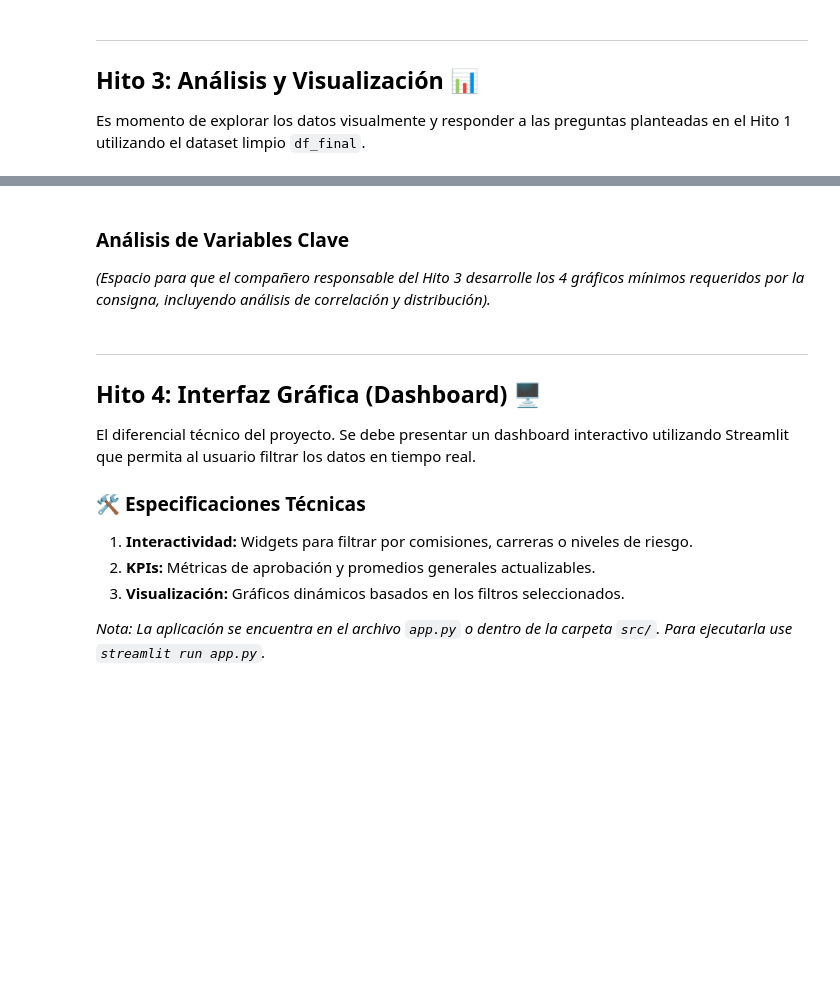
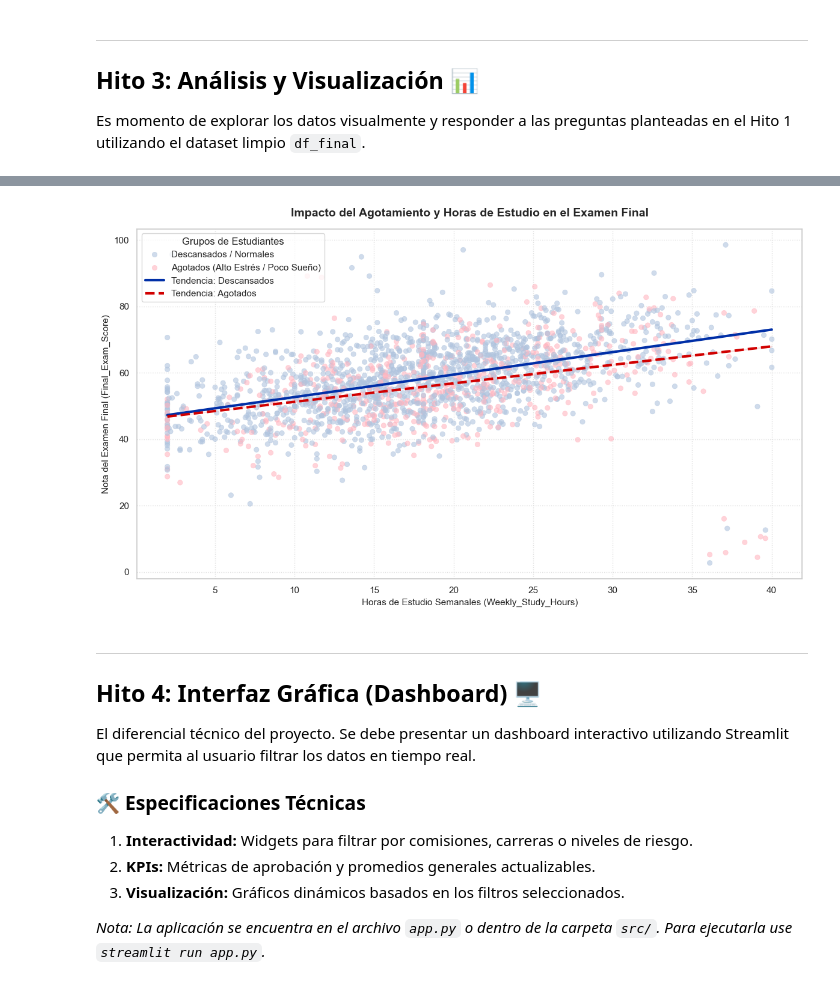
Before and after one commit to CristianK25/TPI-analisis-de-datos, a Jupyter notebook: notebooks/TPI_Analisis_Datos.ipynb, the cells around one changed output, grey strips where cells are left out. Cells and saved outputs as stored; diff of their text form; code cells hidden in the pictures; blank space fills up the shorter version.

Commit message:
Primer gráfico HITO 3

```diff
--- a/notebooks/TPI_Analisis_Datos.ipynb
+++ b/notebooks/TPI_Analisis_Datos.ipynb
@@ -146,3 +155,0 @@ df_final.describe()
-# %% [markdown]
-### Análisis de Variables Clave
-*(Espacio para que el compañero responsable del Hito 3 desarrolle los 4 gráficos mínimos requeridos por la consigna, incluyendo análisis de correlación y distribución).*
@@ -154,3 +156,79 @@ df_final.describe()
+# %%
+import pandas as pd
+import numpy as np
+import matplotlib.pyplot as plt
+import seaborn as sns
+
+# Carga de datos
+df = pd.read_csv(os.path.join('..', 'data', 'dataset_CLEAN.csv'))  # Cambia el nombre si es necesario
+
+# Definir los promedios y crear los grupos
+# Calculamos los promedios usando los 50.000 datos para máxima precisión
+promedio_estres = df['Stress_Level'].mean()
+promedio_sueno = df['Sleep_Hours'].mean()
+
+# Creamos una regla: Condición de agotamiento (estrés alto Y sueño bajo)
+condicion_agotado = (df['Stress_Level'] > promedio_estres) & (df['Sleep_Hours'] < promedio_sueno)
+
+# Creamos la nueva columna. Por defecto todos son 'Descansados/Normales'
+df['Estado_Agotamiento'] = 'Descansados / Normales'
+# A los que cumplen la condición, los etiquetamos como 'Agotados (Alto Estrés / Poco Sueño)'
+df.loc[condicion_agotado, 'Estado_Agotamiento'] = 'Agotados (Alto Estrés / Poco Sueño)'
+
+# Tomar la muestra aleatoria para el gráfico
+# Guardamos una muestra de 2000 filas para que los puntos no tapen las líneas
+df_muestra = df.sample(n=2000, random_state=42)
+
+# Construcción del gráfico
+# Seteamos el tamaño de la ventana del gráfico
+plt.figure(figsize=(12, 7))
+
+# 1. Dibujamos los puntos (Scatter Plot) usando la muestra de 2000 datos
+# Usamos un alpha bajo (0.2) para que los puntos sean semi-transparentes y queden de fondo
+sns.scatterplot(
+    data=df_muestra,
+    x='Weekly_Study_Hours',
+    y='Final_Exam_Score',
+    hue='Estado_Agotamiento',
+    palette={'Descansados / Normales': '#B0C4DE', 'Agotados (Alto Estrés / Poco Sueño)': '#FFB6C1'}, # Gris azulado y Rosa suave
+    alpha=0.6,
+    edgecolor=None
+)
+
+# 2. Dibujamos las líneas de tendencia usando los 50.000 datos completos
+# Esto asegura que la línea represente la realidad absoluta del dataset
+sns.regplot(
+    data=df[df['Estado_Agotamiento'] == 'Descansados / Normales'],
+    x='Weekly_Study_Hours',
+    y='Final_Exam_Score',
+    scatter=False,
+    label='Tendencia: Descansados',
+    color='#002FA7',
+    line_kws={'linewidth': 3, 'linestyle': '-'}
+)
+
+sns.regplot(
+    data=df[df['Estado_Agotamiento'] == 'Agotados (Alto Estrés / Poco Sueño)'],
+    x='Weekly_Study_Hours',
+    y='Final_Exam_Score',
+    scatter=False,
+    label='Tendencia: Agotados',
+    color='#D10000',
+    line_kws={'linewidth': 3, 'linestyle': '--'}
+)
+
+# Estética y etiquetas del gráfico
+plt.title('Impacto del Agotamiento y Horas de Estudio en el Examen Final', fontsize=14, fontweight='bold', pad=15)
+plt.xlabel('Horas de Estudio Semanales (Weekly_Study_Hours)', fontsize=11)
+plt.ylabel('Nota del Examen Final (Final_Exam_Score)', fontsize=11)
+plt.grid(True, linestyle=':', alpha=0.6) # Una grilla sutil de fondo
+plt.legend(title='Grupos de Estudiantes', loc='upper left')
+
+# Mostramos el gráfico en pantalla
+plt.tight_layout()
+plt.show()
+# %% [output]
+[figure, added]
 # %% [markdown]
 ---
 ## Hito 4: Interfaz Gráfica (Dashboard) 🖥️
```
Also changed, not shown: parts of 3 cells of this notebook.
